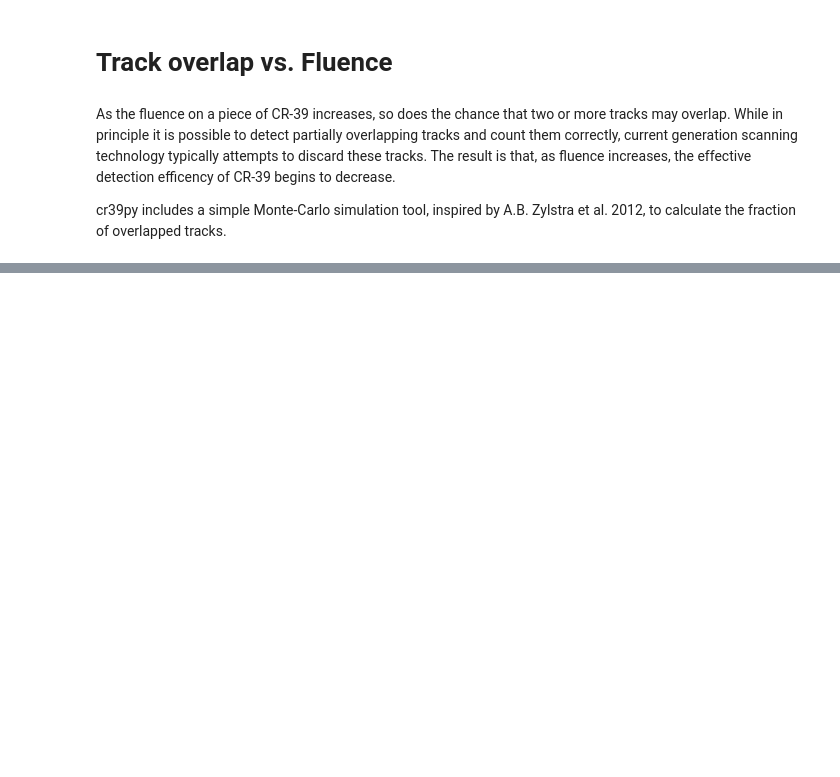
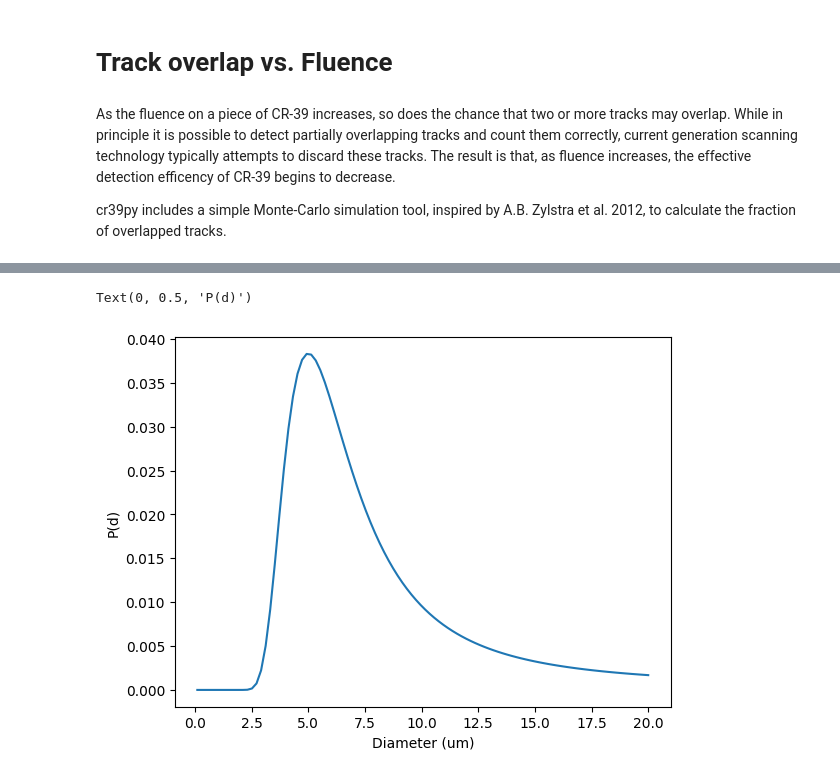
Before and after one commit to pheuer/cr39py, a Jupyter notebook: docs/source/notebooks/track_overlap.ipynb, the cells around one changed output, grey strips where cells are left out. Drawn from its saved outputs; the diff is of its cells as text; code cells hidden in the pictures; blank space fills up the shorter version.

```diff
--- a/docs/source/notebooks/track_overlap.ipynb
+++ b/docs/source/notebooks/track_overlap.ipynb
@@ -63,0 +98,14 @@ Since only some limited degree of track overlap is generally tolerable, these cu
+# %%
+dax = np.linspace(0.1, 20, num=100)
+dmax_array = [2,5,8,10]
+sigma = 0.3
+mrn = mrn_distribution(dax, dmax, sigma)
+
+fig, ax = plt.subplots()
+ax.plot(dax, mrn)
+ax.set_xlabel("Diameter (um)")
+ax.set_ylabel("P(d)")
+ax.set_title(f"$\sigma$ = {sigma:.2f} MeV")
+# %% [output]
+Text(0, 0.5, 'P(d)')
+[figure, added]
```
Also changed, not shown: parts of 8 cells of this notebook, 1 other file.
